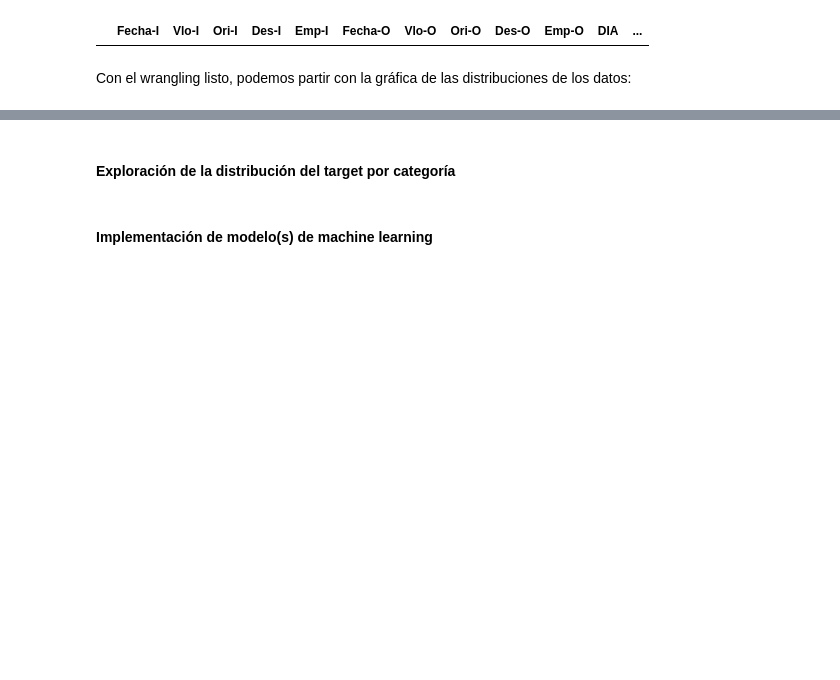
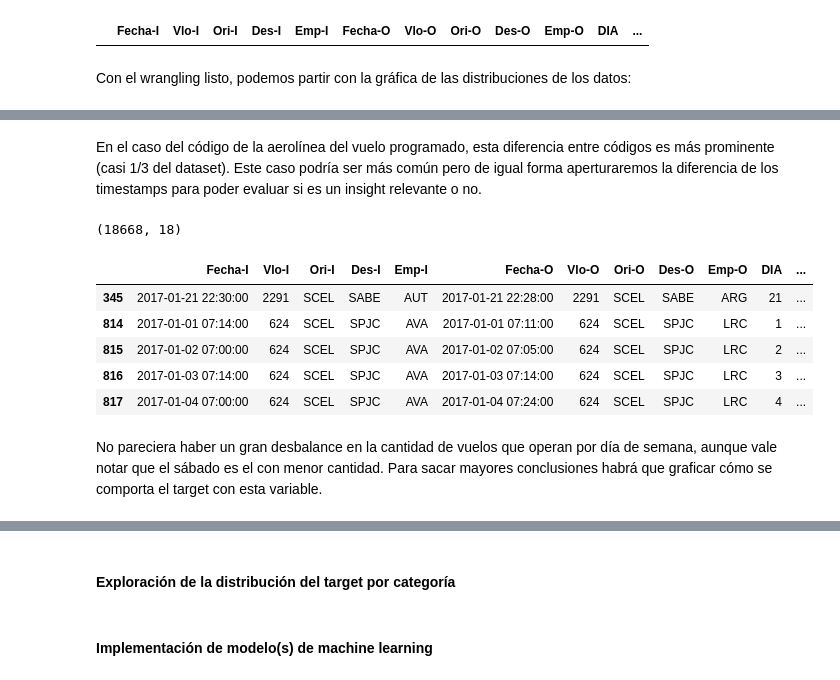
Before and after one commit to likkens/ch-neuralworks, a Jupyter notebook: Challenge-Atrasos.ipynb, the cells around one changed output, grey strips where cells are left out. Drawn from its saved outputs; the diff is of its cells as text; code cells hidden in the pictures; blank space fills up the shorter version.

```diff
--- a/Challenge-Atrasos.ipynb
+++ b/Challenge-Atrasos.ipynb
@@ -109,0 +168,15 @@ Con el wrangling listo, podemos partir con la gráfica de las distribuciones de
+# %% [markdown]
+En el caso del código de la aerolínea del vuelo programado, esta diferencia entre códigos es más prominente (casi 1/3 del dataset). Este caso podría ser más común pero de igual forma aperturaremos la diferencia de los timestamps para poder evaluar si es un insight relevante o no.
+# %%
+print(df.query("`Emp-I` != `Emp-O`", engine = 'python').shape)
+df.query("`Emp-I` != `Emp-O`", engine = 'python').head()
+# %% [output]
+(18668, 18)
+|  | Fecha-I | Vlo-I | Ori-I | Des-I | Emp-I | Fecha-O | Vlo-O | Ori-O | Des-O | Emp-O | DIA | ... |
+| 345 | 2017-01-21 22:30:00 | 2291 | SCEL | SABE | AUT | 2017-01-21 22:28:00 | 2291 | SCEL | SABE | ARG | 21 | ... |
+| 814 | 2017-01-01 07:14:00 | 624 | SCEL | SPJC | AVA | 2017-01-01 07:11:00 | 624 | SCEL | SPJC | LRC | 1 | ... |
+| 815 | 2017-01-02 07:00:00 | 624 | SCEL | SPJC | AVA | 2017-01-02 07:05:00 | 624 | SCEL | SPJC | LRC | 2 | ... |
+| 816 | 2017-01-03 07:14:00 | 624 | SCEL | SPJC | AVA | 2017-01-03 07:14:00 | 624 | SCEL | SPJC | LRC | 3 | ... |
+| 817 | 2017-01-04 07:00:00 | 624 | SCEL | SPJC | AVA | 2017-01-04 07:24:00 | 624 | SCEL | SPJC | LRC | 4 | ... |
+# %% [markdown]
+No pareciera haber un gran desbalance en la cantidad de vuelos que operan por día de semana, aunque vale notar que el sábado es el con menor cantidad. Para sacar mayores conclusiones habrá que graficar cómo se comporta el target con esta variable.
```
Also changed, not shown: parts of 25 cells of this notebook.
